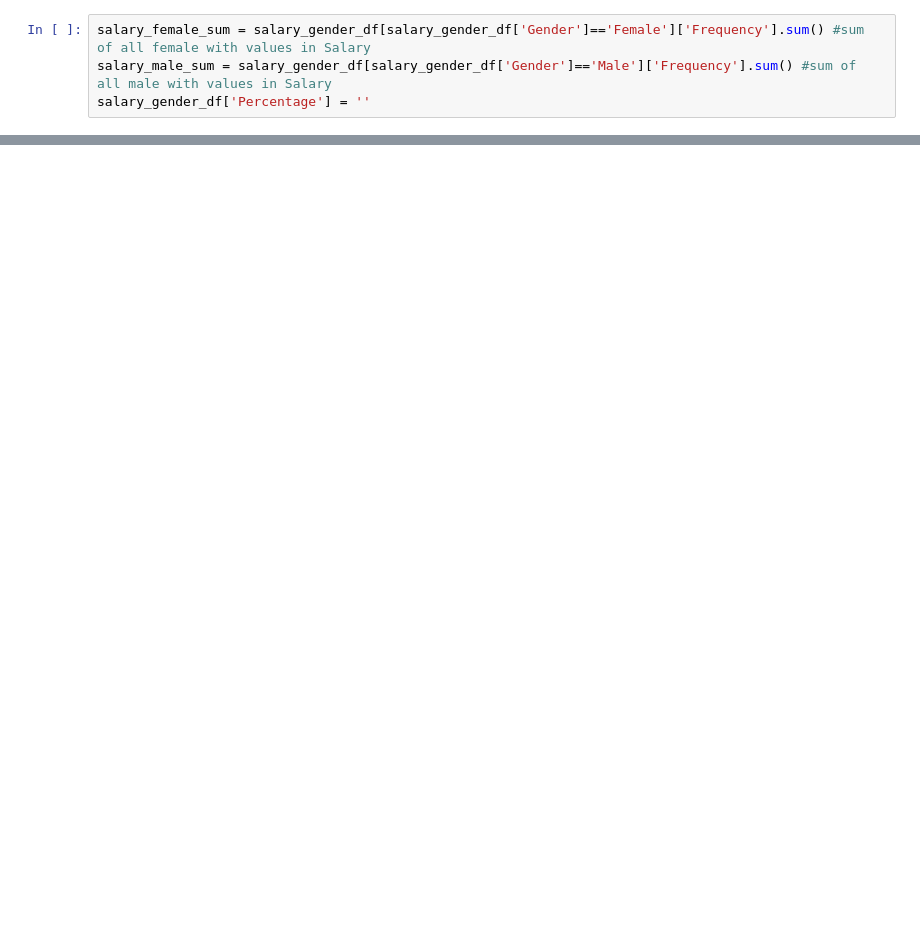
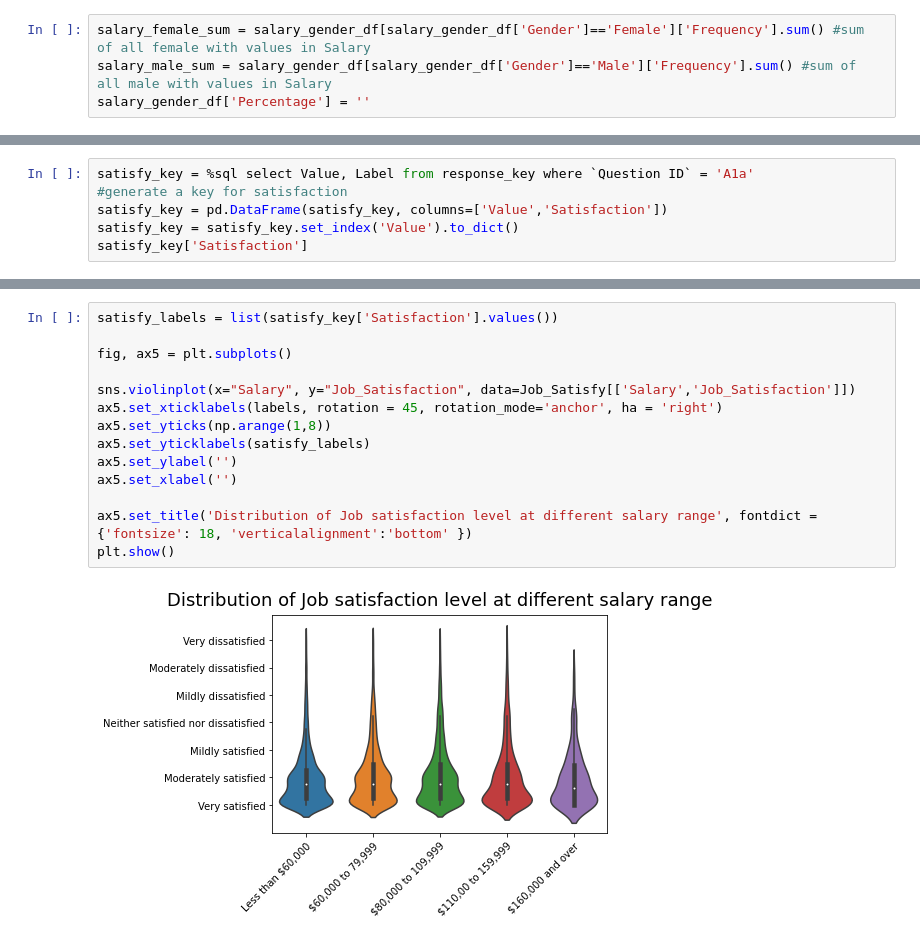
Before and after one commit to alex-cplee/WA-Public-Service-Perception-2015, a Jupyter notebook: SurveyData.ipynb, the cells around one changed output, grey strips where cells are left out. Drawn from its saved outputs; the diff is of its cells as text; blank space fills up the shorter version.

```diff
--- a/SurveyData.ipynb
+++ b/SurveyData.ipynb
@@ -904,0 +877,6 @@ The survey was conducted in 2015, and although I have made a few recommendations
+# %%
+satisfy_key = %sql select Value, Label from response_key where `Question ID` = 'A1a'
+#generate a key for satisfaction
+satisfy_key = pd.DataFrame(satisfy_key, columns=['Value','Satisfaction'])
+satisfy_key = satisfy_key.set_index('Value').to_dict()
+satisfy_key['Satisfaction']
@@ -904,0 +893,16 @@ The survey was conducted in 2015, and although I have made a few recommendations
+# %%
+satisfy_labels = list(satisfy_key['Satisfaction'].values())
+
+fig, ax5 = plt.subplots()
+
+sns.violinplot(x="Salary", y="Job_Satisfaction", data=Job_Satisfy[['Salary','Job_Satisfaction']])
+ax5.set_xticklabels(labels, rotation = 45, rotation_mode='anchor', ha = 'right')
+ax5.set_yticks(np.arange(1,8))
+ax5.set_yticklabels(satisfy_labels)
+ax5.set_ylabel('')
+ax5.set_xlabel('')
+
+ax5.set_title('Distribution of Job satisfaction level at different salary range', fontdict = {'fontsize': 18, 'verticalalignment':'bottom' })
+plt.show()
+# %% [output]
+[figure, added]
```
Also changed, not shown: parts of 104 cells of this notebook.
